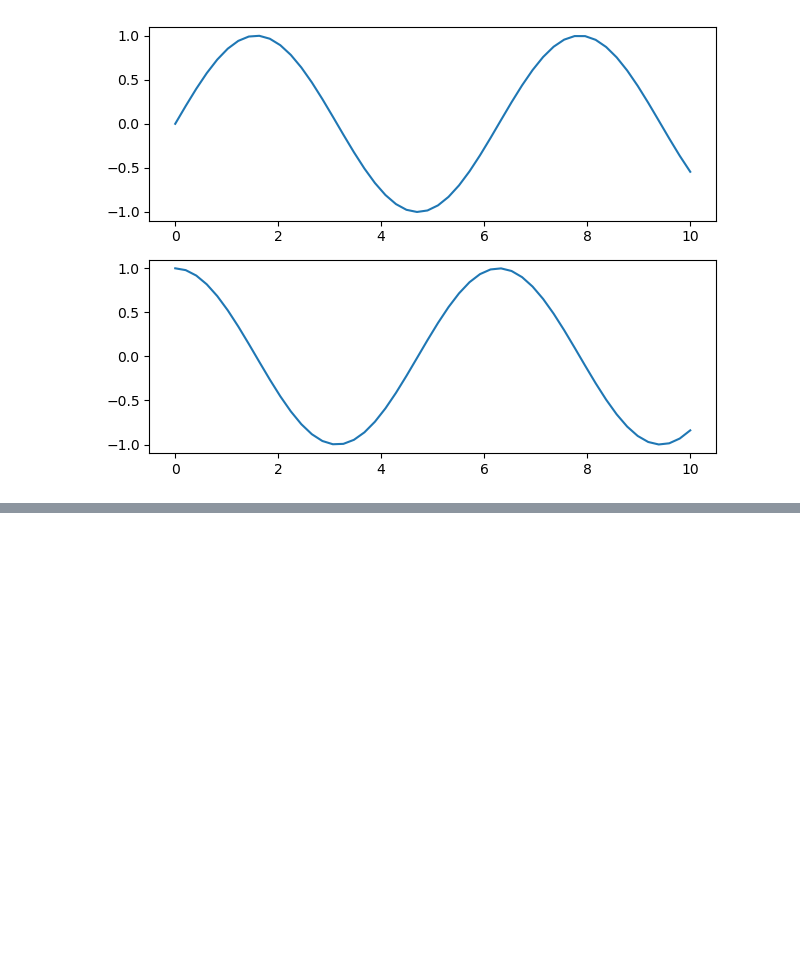
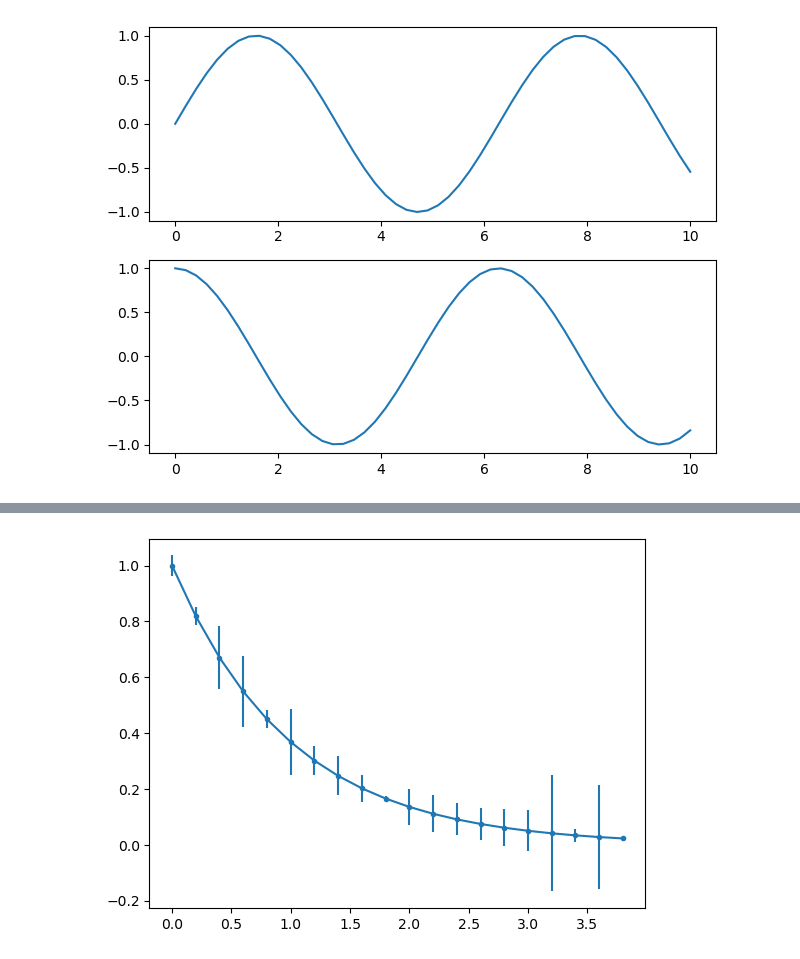
Before and after one commit to bharadwazai/nit_fsds, a Jupyter notebook: matplotlib.ipynb, the cells around one changed output, grey strips where cells are left out. Cells and saved outputs as stored; diff of their text form; code cells hidden in the pictures; blank space fills up the shorter version.

```diff
--- a/matplotlib.ipynb
+++ b/matplotlib.ipynb
@@ -302,0 +320,12 @@ plt.show()
+# %%
+x9 = np.arange(0, 4, 0.2)
+
+y9 = np.exp(-x9)
+
+e1 = 0.1 * np.abs(np.random.randn(len(y9)))
+
+plt.errorbar(x9, y9, yerr = e1, fmt = '.-')
+
+plt.show();
+# %% [output]
+[figure, added]
```
Also changed, not shown: parts of 29 cells of this notebook.
